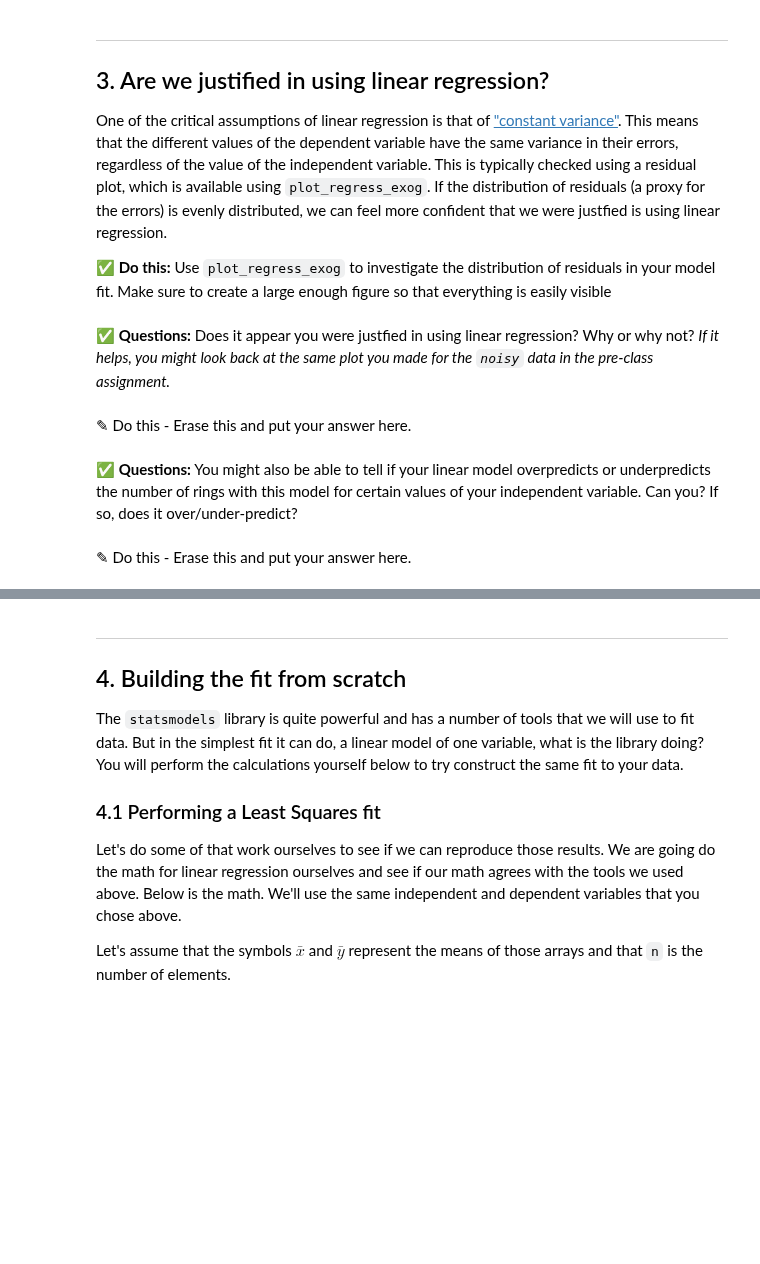
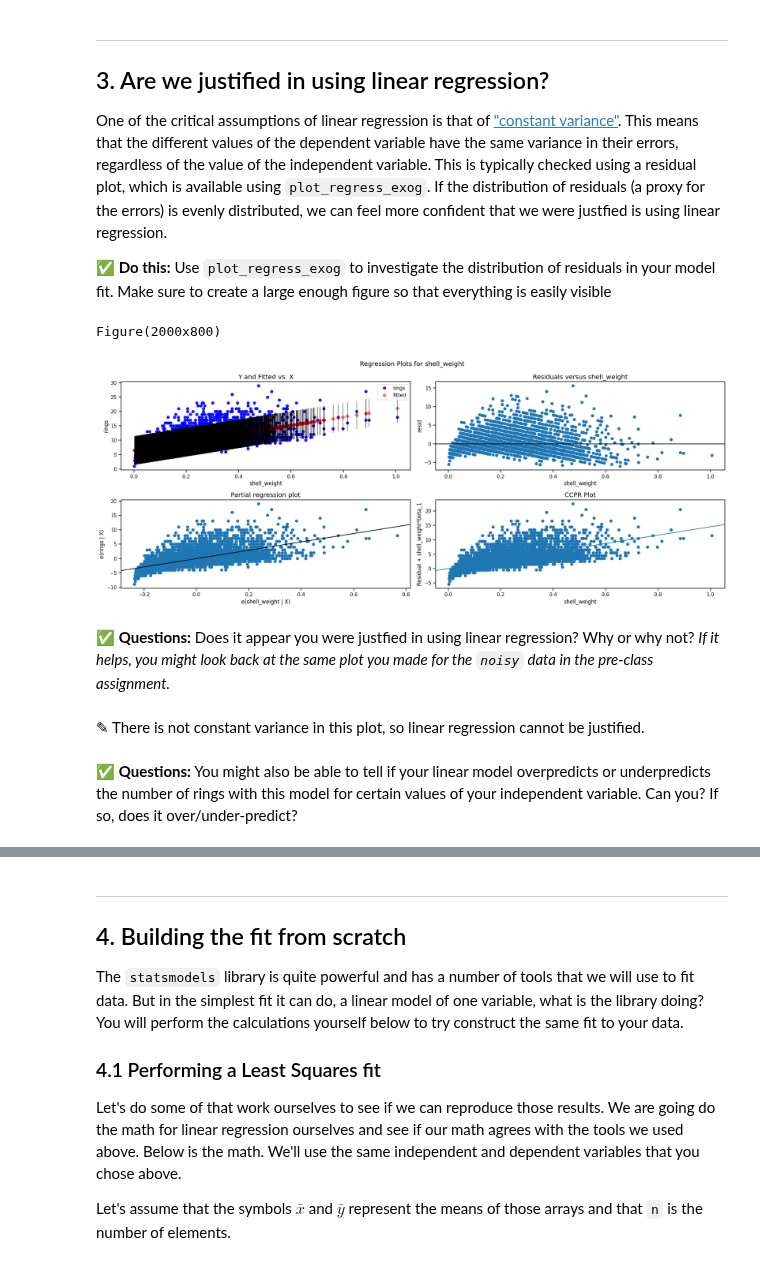
Before and after one commit to JakeRoll04/CMSE202-f25-turnin, a Jupyter notebook: Day-13/Day-13_In-Class-Regression-Jake Roll.ipynb, the cells around one changed output, grey strips where cells are left out. Drawn from its saved outputs; the diff is of its cells as text; code cells hidden in the pictures; blank space fills up the shorter version.

```diff
--- a/Day-13/Day-13_In-Class-Regression-Jake Roll.ipynb
+++ b/Day-13/Day-13_In-Class-Regression-Jake Roll.ipynb
@@ -173,12 +261,15 @@ One of the critical assumptions of linear regression is that of ["constant varia
 **&#9989; Do this:** Use `plot_regress_exog` to investigate the distribution of residuals in your model fit. Make sure to create a large enough figure so that everything is easily visible
 # %%
 # put your code here
-fig = plt.figure(figsize= ??? )
+fig = plt.figure(figsize=(20,8))
+fig = sm.graphics.plot_regress_exog(results, "shell_weight", fig=fig)
+print(fig)
+# %% [output]
+Figure(2000x800)
+[figure, added]
 # %% [markdown]
 **&#9989; Questions:** Does it appear you were justfied in using linear regression? Why or why not? _If it helps, you might look back at the same plot you made for the `noisy` data in the pre-class assignment._
-# %% [markdown]
-<font size=+3>&#9998;</font> Do this - Erase this and put your answer here.
+# %% [markdown]
+<font size=+3>&#9998;</font> There is not constant variance in this plot, so linear regression cannot be justified.
 # %% [markdown]
 **&#9989; Questions:**  You might also be able to tell if your linear model overpredicts or underpredicts the number of rings with this model for certain values of your independent variable. Can you? If so, does it over/under-predict?
-# %% [markdown]
-<font size=+3>&#9998;</font> Do this - Erase this and put your answer here.
```
Also changed, not shown: parts of 31 cells of this notebook.
